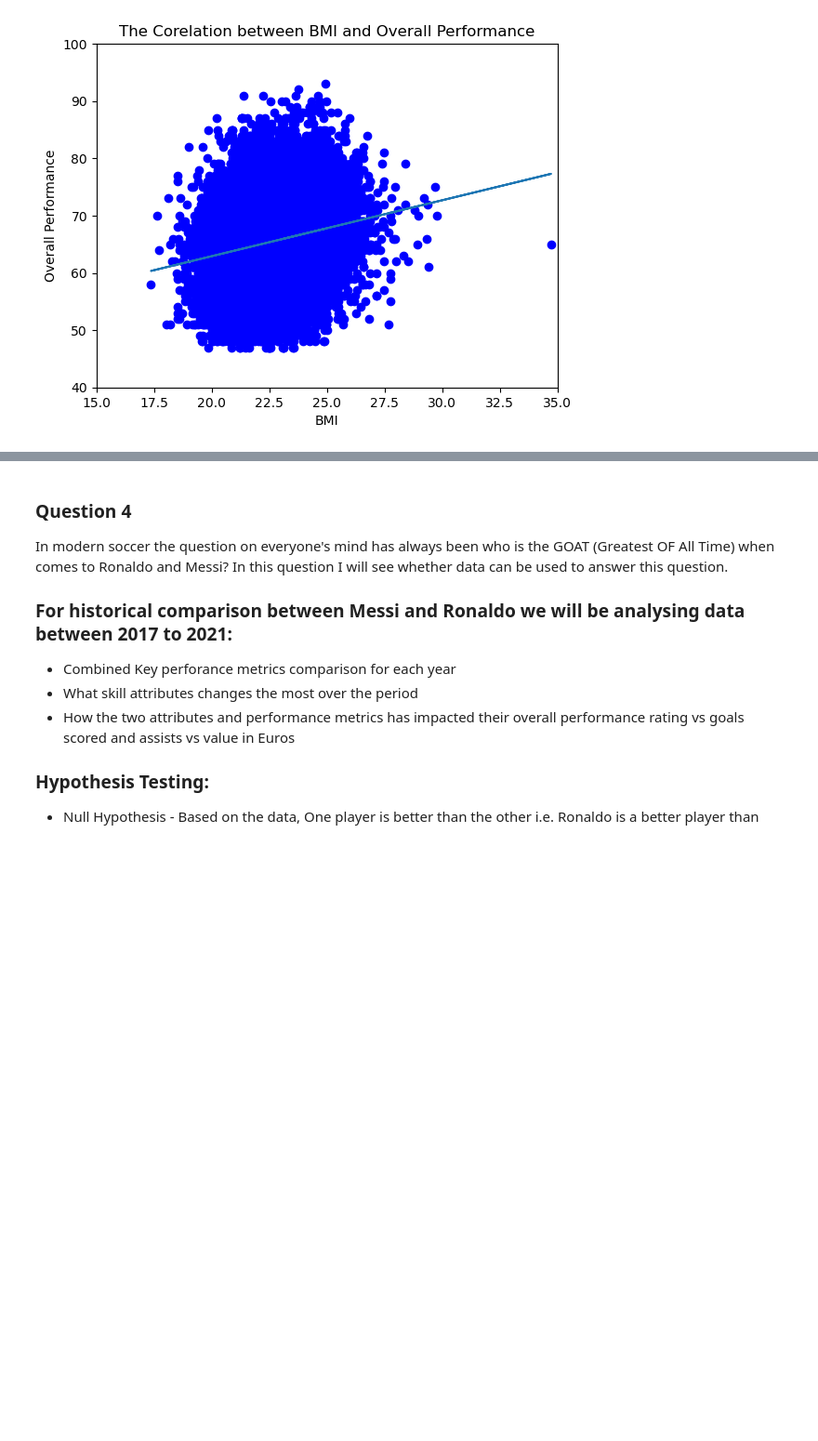
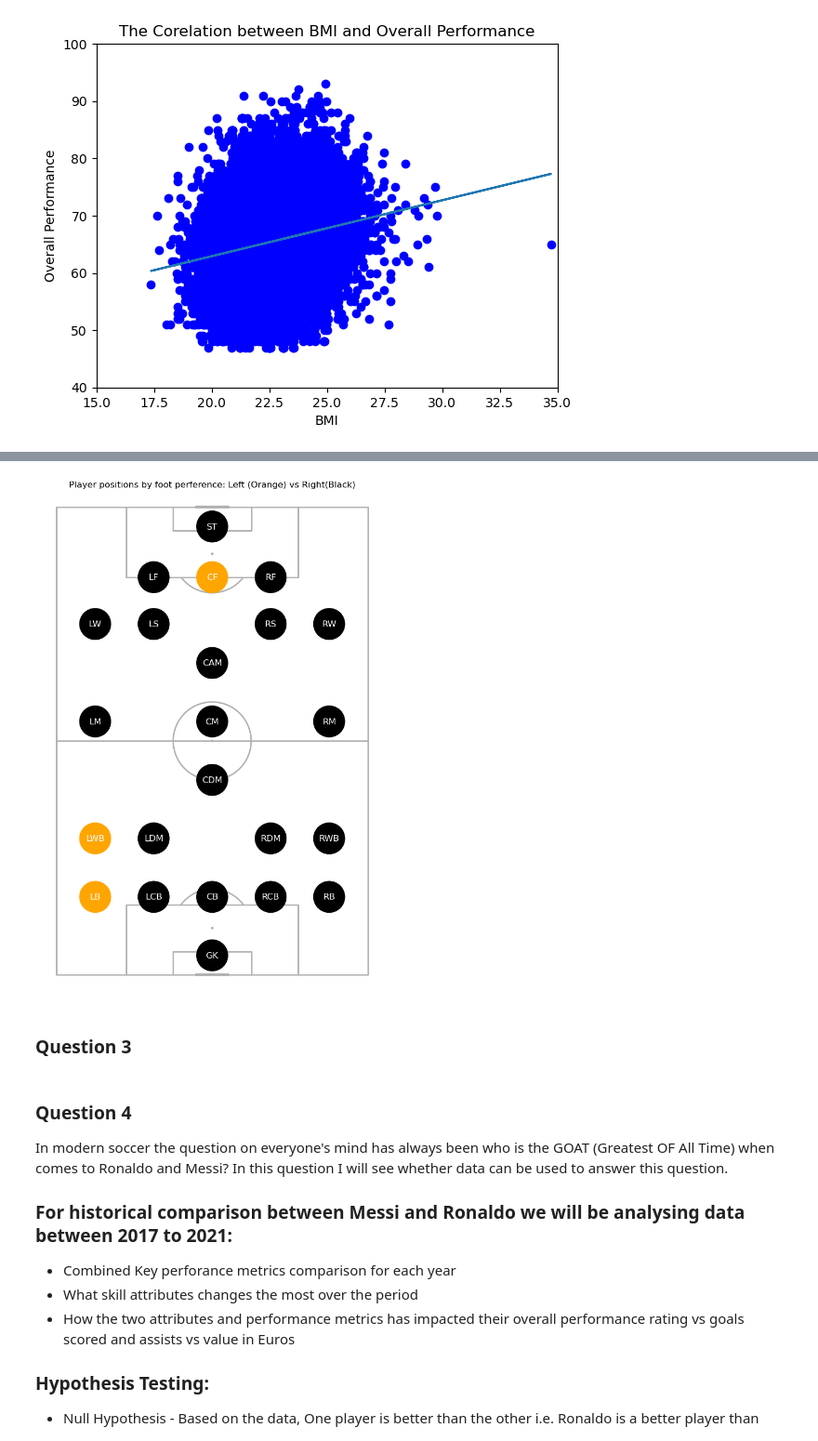
Before and after one commit to Misscoffeecassie/Group-2, a Jupyter notebook: Project_1_Group_2_FIFA_Players.ipynb, the cells around one changed output, grey strips where cells are left out. Shown at 93% size. Drawn from its saved outputs; the diff is of its cells as text; code cells hidden in the pictures; blank space fills up the shorter version.

Commit message:
Question 2

```diff
--- a/Project_1_Group_2_FIFA_Players.ipynb
+++ b/Project_1_Group_2_FIFA_Players.ipynb
@@ -418,0 +502,17 @@ NameError: name 'st' is not defined
+# %%
+# Remove substitue players from the dataset
+players_all = players_all.loc[players_all["2021_nation_position"] != 'SUB']
+
+# Summarise the foot preference data
+left_vs_right= pd.pivot_table(players_all, values='2021_sofifa_id', index=['2021_nation_position'],
+                       columns=['2021_preferred_foot'], aggfunc='count',fill_value=0).sort_values(by=['2021_nation_position'],ascending=True)
+
+left_vs_right.columns = left_vs_right.columns.to_flat_index()
+
+# Save the data into a dataframe
+l_vs_r = pd.DataFrame()
+l_vs_r['L % players'] = left_vs_right['Left']/(left_vs_right['Left']+left_vs_right['Right'])*100
+l_vs_r['R % players'] = left_vs_right['Right']/(left_vs_right['Left']+left_vs_right['Right'])*100
+l_vs_r['Dom player'] = np.where(l_vs_r['L % players']>l_vs_r['R % players'], 'L' ,'R')
+l_vs_r =l_vs_r.reset_index()
+l_vs_r
@@ -419,3 +537,41 @@ NameError: name 'st' is not defined
+# %%
+# Define the positions of the players on the field
+positions = {"CAM": (40, 80),"CB": (40, 20),"CDM": (40, 50),"CF": (40, 102),"CM": (40, 65),"GK": (40, 5),"LB": (10, 20),"LCB": (25, 20),"LDM": (25, 35),"LF": (25,102),"LM": (10,65),"LS": (25,90),\
+             "LW": (10, 90),"LWB": (10, 35),"RB": (70, 20),"RCB": (55,20),"RCM": (40, -15),"RDM": (55, 35),"RF": (55, 102),"RM": (70, 65),"RS": (55, 90),"RW": (70, 90),"RWB": (70, 35),"ST": (40, 115)}
+
+# Create a pitch object
+pitch = VerticalPitch()
+
+# Create a figure and axis object
+fig, ax = pitch.draw(figsize=(8, 10))
+center_circle = plt.Circle((0, 0), 10, color='black', fill=False)
+
+# Plot the positions as circles on the field
+for pos in positions.keys():
+    for index, row in l_vs_r.iterrows():
+        if (row['Dom player'] == 'R') and (pos == row['2021_nation_position']):
+            ax.add_artist(plt.Circle(positions[pos], 4, color='black'))
+            break
+        elif (row['Dom player'] == 'L') and (pos == row['2021_nation_position']):
+            ax.add_artist(plt.Circle(positions[pos], 4, color='orange'))
+            break
+
+
+# Add labels to the positions
+for label, pos in positions.items():
+    ax.annotate(label, pos, ha="center", va="center", fontsize=12, color="white")
+
+# Show the plot
+plt.title("Player positions by foot perference: Left (Orange) vs Right(Black)")
+
+# Save the figure
+plt.tight_layout()
+plt.savefig("png/Player_position_dominance.png")
+plt.show()
+# %% [output]
+[figure, added]
+# %% [markdown]
+### Question 3
 # %% [markdown]
 ### Question 4
 
```
Also changed, not shown: parts of 9 cells of this notebook, 8 other files.
